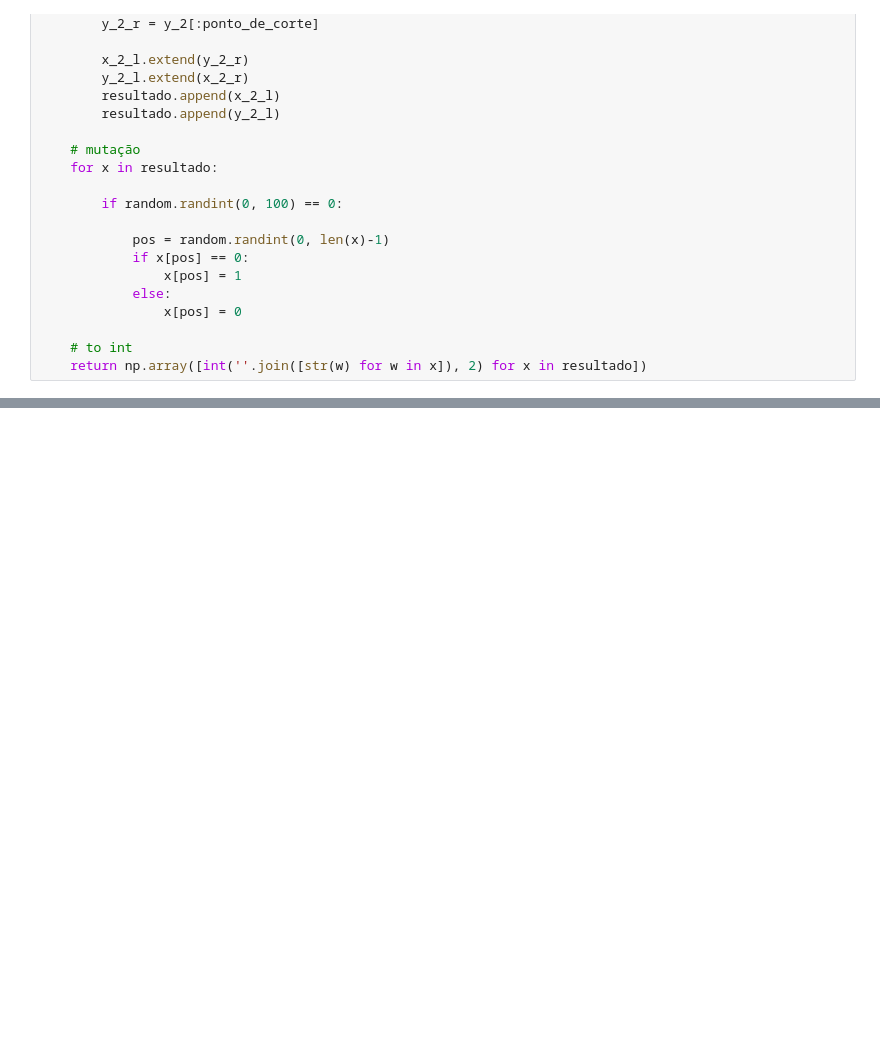
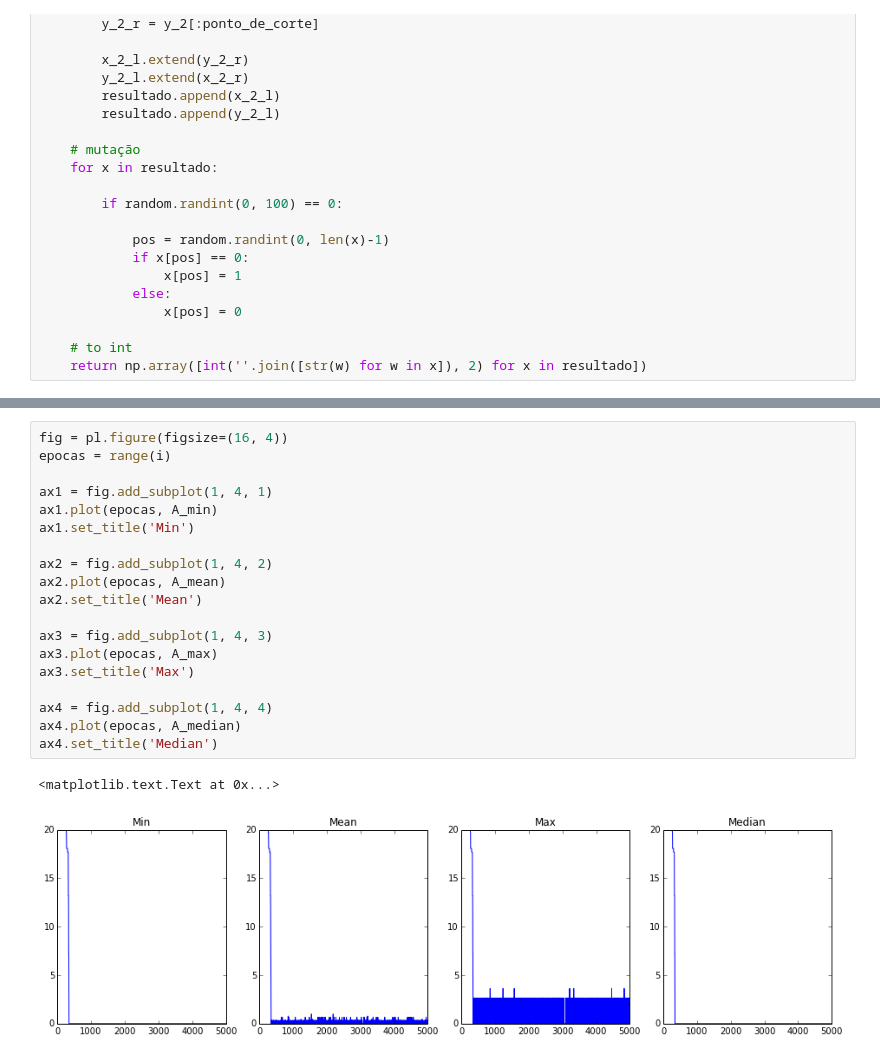
Before and after one commit to abevieiramota/mestrado-ICA, a Jupyter notebook: Trabalho 6.ipynb, the cells around one changed output, grey strips where cells are left out. Saved outputs shown, nothing was run; the diff lists cells and outputs as text; blank space fills up the shorter version.

```diff
--- a/Trabalho 6.ipynb
+++ b/Trabalho 6.ipynb
@@ -113,0 +133,22 @@ Wall time: 28.4 ms
+# %%
+fig = pl.figure(figsize=(16, 4))
+epocas = range(i)
+
+ax1 = fig.add_subplot(1, 4, 1)
+ax1.plot(epocas, A_min)
+ax1.set_title('Min')
+
+ax2 = fig.add_subplot(1, 4, 2)
+ax2.plot(epocas, A_mean)
+ax2.set_title('Mean')
+
+ax3 = fig.add_subplot(1, 4, 3)
+ax3.plot(epocas, A_max)
+ax3.set_title('Max')
+
+ax4 = fig.add_subplot(1, 4, 4)
+ax4.plot(epocas, A_median)
+ax4.set_title('Median')
+# %% [output]
+<matplotlib.text.Text at 0x...>
+[figure, added]
```
Also changed, not shown: parts of 3 cells of this notebook.
